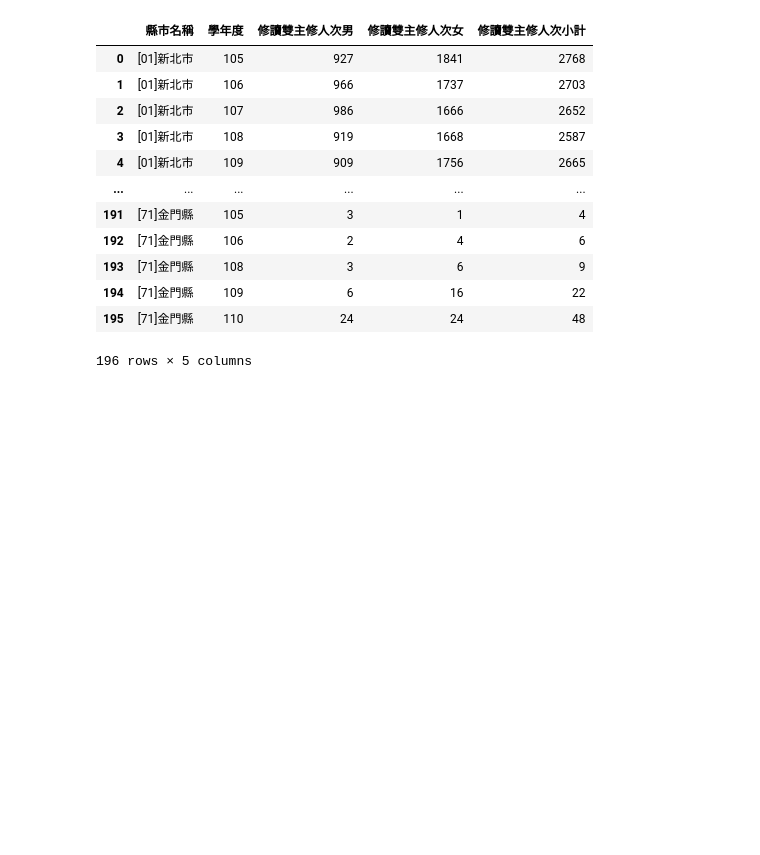
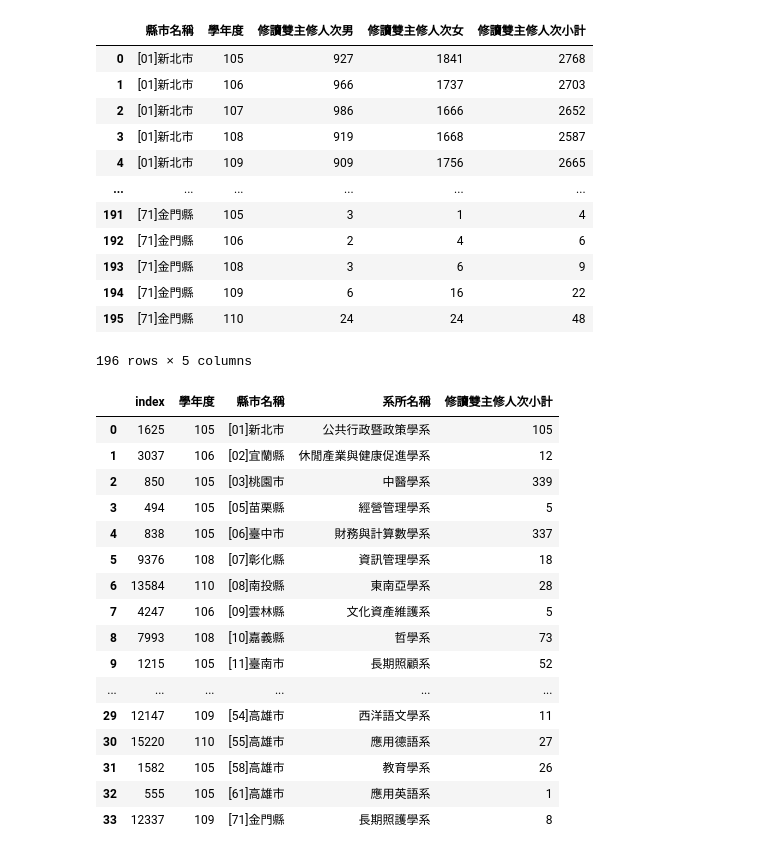
Before and after one commit to Memory-HuiYi/LAT, a Jupyter notebook: HW01/HW01.ipynb, the cells around one changed output. Cells and saved outputs as stored; diff of their text form; code cells hidden in the pictures; blank space fills up the shorter version.

```diff
--- a/HW01/HW01.ipynb
+++ b/HW01/HW01.ipynb
@@ -225,7 +249,7 @@ max_dept
 # %%
 #加上縣市作為參照
-dfregion = pd.merge(df, dfRegion.loc[:,['學校名稱','縣市名稱']],how = 'left', on = '學校名稱')
-dfregion
+dfregiondoublemajor = pd.merge(df, dfRegion.loc[:,['學校名稱','縣市名稱']],how = 'left', on = '學校名稱')
+dfregiondoublemajor
 # %% [output]
 |  | 學年度 | 學期 | 設立別 | 學校類別 | 學校統計處代碼 | 學校名稱 | 系所代碼 | 系所名稱 | 學制班別 | 修讀雙主修人次小計 | 修讀雙主修人次男 | ... |
 | 0 | 105 | 1 | 公立 | 一般大學 | 1 | 國立政治大學 | 01111001 | 教育學系 | 學士班(日間) | 49 | 18 | ... |
@@ -281,3 +306,25 @@ regionyear
 | 194 | [71]金門縣 | 109 | 6 | 16 | 22 |
 | 195 | [71]金門縣 | 110 | 24 | 24 | 48 |
 196 rows × 5 columns
+# %%
+#各縣市每年雙主修最多的科系
+max_dept = dfregiondoublemajor[['學年度', '縣市名稱', '系所名稱','修讀雙主修人次小計']].loc[dfregiondoublemajor.groupby('縣市名稱')['修讀雙主修人次小計'].idxmax()].reset_index()
+max_dept
+# %% [output]
+|  | index | 學年度 | 縣市名稱 | 系所名稱 | 修讀雙主修人次小計 |
+| 0 | 1625 | 105 | [01]新北市 | 公共行政暨政策學系 | 105 |
+| 1 | 3037 | 106 | [02]宜蘭縣 | 休閒產業與健康促進學系 | 12 |
+| 2 | 850 | 105 | [03]桃園市 | 中醫學系 | 339 |
+| 3 | 494 | 105 | [05]苗栗縣 | 經營管理學系 | 5 |
+| 4 | 838 | 105 | [06]臺中市 | 財務與計算數學系 | 337 |
+| 5 | 9376 | 108 | [07]彰化縣 | 資訊管理學系 | 18 |
+| 6 | 13584 | 110 | [08]南投縣 | 東南亞學系 | 28 |
+| 7 | 4247 | 106 | [09]雲林縣 | 文化資產維護系 | 5 |
+| 8 | 7993 | 108 | [10]嘉義縣 | 哲學系 | 73 |
+| 9 | 1215 | 105 | [11]臺南市 | 長期照顧系 | 52 |
+| ... | ... | ... | ... | ... | ... |
+| 29 | 12147 | 109 | [54]高雄市 | 西洋語文學系 | 11 |
+| 30 | 15220 | 110 | [55]高雄市 | 應用德語系 | 27 |
+| 31 | 1582 | 105 | [58]高雄市 | 教育學系 | 26 |
+| 32 | 555 | 105 | [61]高雄市 | 應用英語系 | 1 |
+| 33 | 12337 | 109 | [71]金門縣 | 長期照護學系 | 8 |
```
Also changed, not shown: parts of 4 cells of this notebook.
